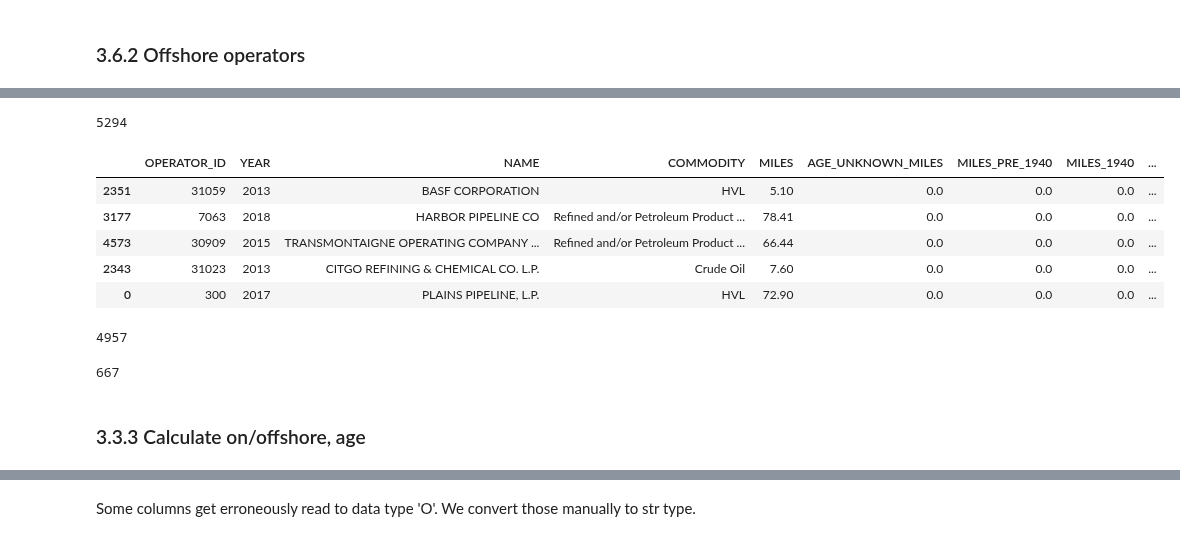
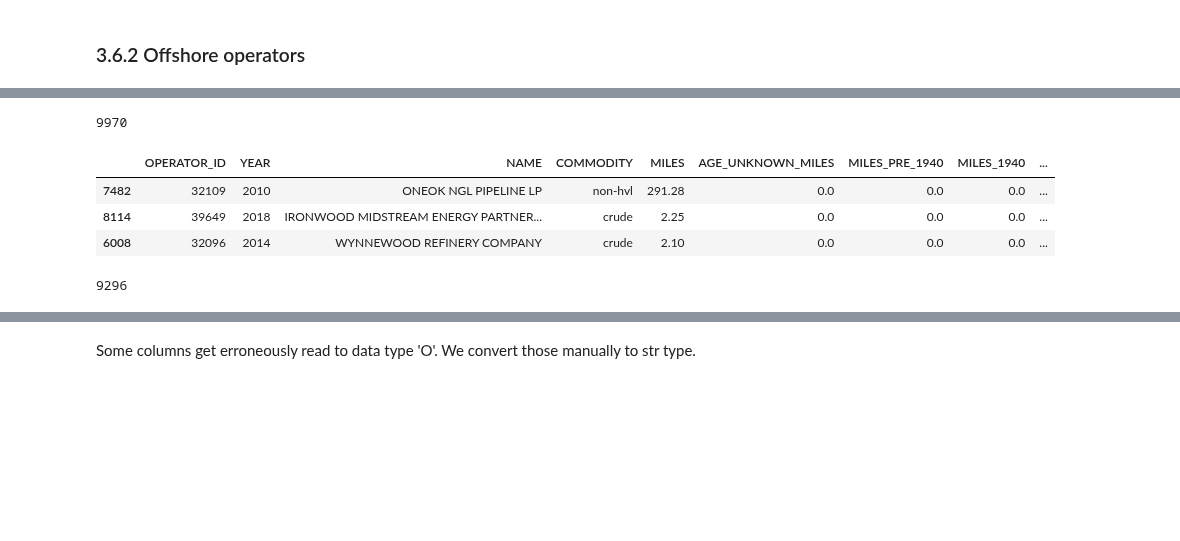
Before and after one commit to julianbarg/oil_industry, a Jupyter notebook: workbooks/3py_select_filter.ipynb, the cells around one changed output, grey strips where cells are left out. Cells and saved outputs as stored; diff of their text form; code cells hidden in the pictures; blank space fills up the shorter version.

```diff
--- a/workbooks/3py_select_filter.ipynb
+++ b/workbooks/3py_select_filter.ipynb
@@ -590,26 +577,17 @@ pipelines_2010_selected.sample(5)
 # %%
-len(pipelines_2010_selected)
+len(pre_sample)
 # %% [output]
-5294
+9970
 # %%
-pipelines_2010_selected = pipelines_2010_selected.loc[pipelines_2010_selected['OFFSHORE_MAX'] == 0.0].reset_index(drop=True)
-pipelines_2010_selected = pipelines_2010_selected.drop(columns=
-                                                       ['OFFSHORE_MILES', 'TOTAL_MILES', 'OFFSHORE_MAX'])
-pipelines_2010_selected.sample(5)
+pre_sample = pre_sample.loc[pre_sample['OFFSHORE_MAX'] == 0.0].reset_index(drop=True)
+pre_sample = pre_sample.drop(columns=['OFFSHORE_MILES', 'TOTAL_MILES', 'OFFSHORE_MAX'])
+pre_sample.sample(3)
 # %% [output]
 |  | OPERATOR_ID | YEAR | NAME | COMMODITY | MILES | AGE_UNKNOWN_MILES | MILES_PRE_1940 | MILES_1940 | ... |
-| 2351 | 31059 | 2013 | BASF CORPORATION | HVL | 5.10 | 0.0 | 0.0 | 0.0 | ... |
-| 3177 | 7063 | 2018 | HARBOR PIPELINE CO | Refined and/or Petroleum Product ... | 78.41 | 0.0 | 0.0 | 0.0 | ... |
-| 4573 | 30909 | 2015 | TRANSMONTAIGNE OPERATING COMPANY ... | Refined and/or Petroleum Product ... | 66.44 | 0.0 | 0.0 | 0.0 | ... |
-| 2343 | 31023 | 2013 | CITGO REFINING & CHEMICAL CO. L.P. | Crude Oil | 7.60 | 0.0 | 0.0 | 0.0 | ... |
-| 0 | 300 | 2017 | PLAINS PIPELINE, L.P. | HVL | 72.90 | 0.0 | 0.0 | 0.0 | ... |
+| 7482 | 32109 | 2010 | ONEOK NGL PIPELINE LP | non-hvl | 291.28 | 0.0 | 0.0 | 0.0 | ... |
+| 8114 | 39649 | 2018 | IRONWOOD MIDSTREAM ENERGY PARTNER... | crude | 2.25 | 0.0 | 0.0 | 0.0 | ... |
+| 6008 | 32096 | 2014 | WYNNEWOOD REFINERY COMPANY | crude | 2.10 | 0.0 | 0.0 | 0.0 | ... |
 # %%
-len(pipelines_2010_selected)
+len(pre_sample)
 # %% [output]
-4957
+9296
-# %%
-len(np.unique(pipelines_2010_selected['OPERATOR_ID']))
-# %% [output]
-667
-# %% [markdown]
-### 3.3.3 Calculate on/offshore, age
```
Also changed, not shown: parts of 35 cells of this notebook, 1 other file.
